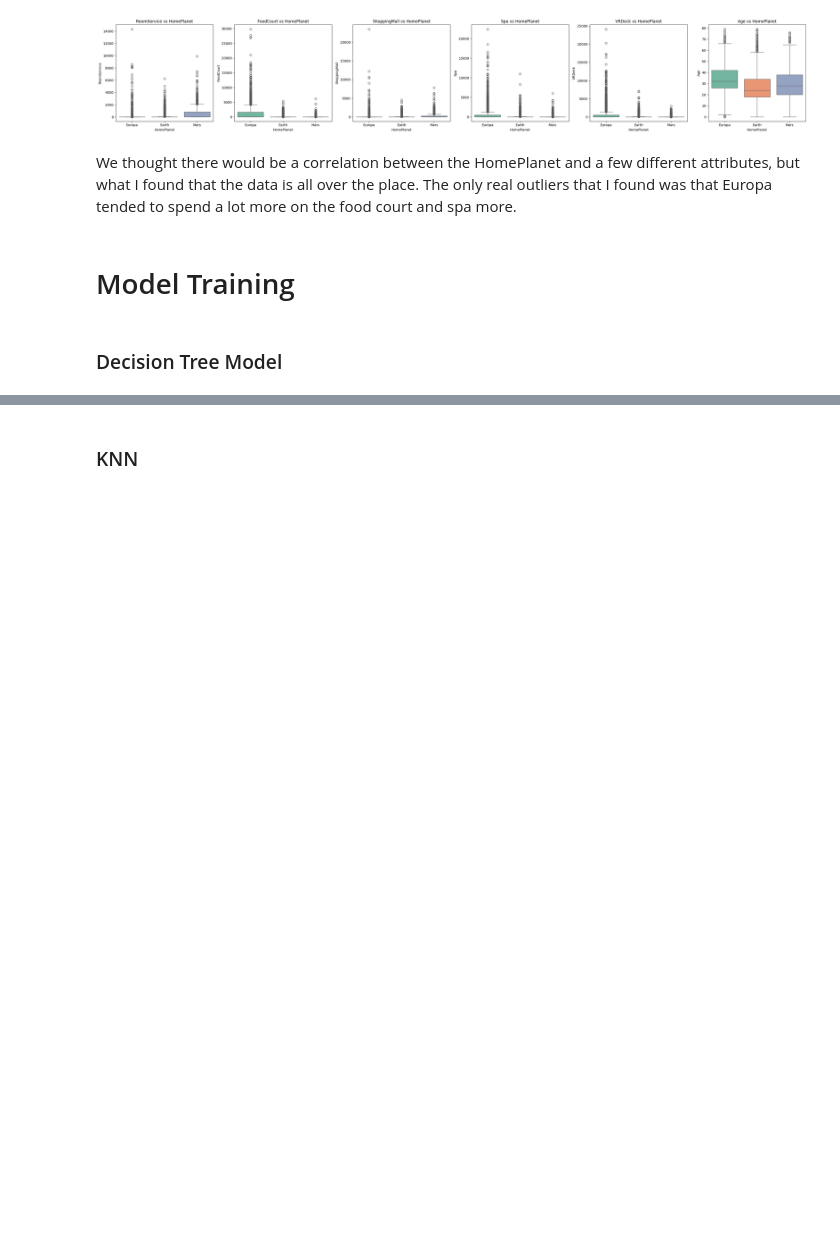
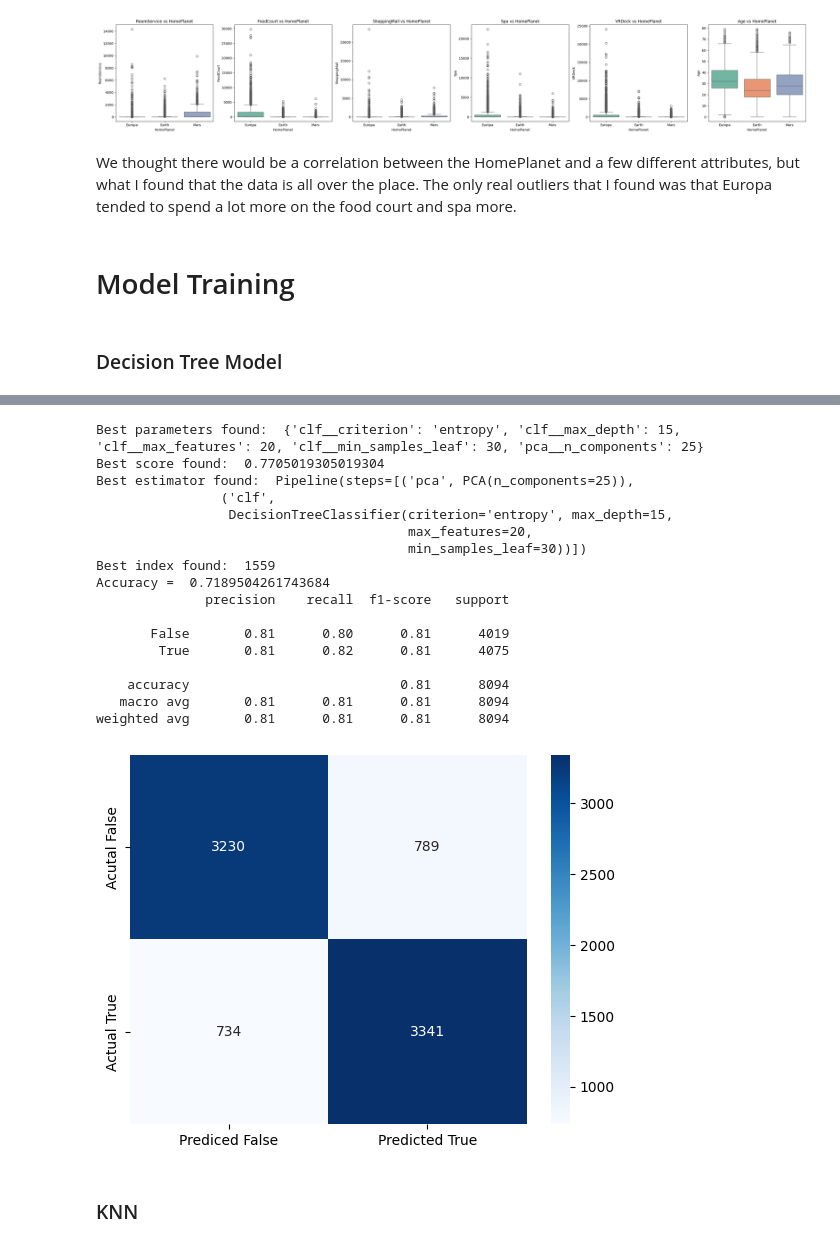
Before and after one commit to Tanyk2004/ML-finalproject, a Jupyter notebook: code.ipynb, the cells around one changed output, grey strips where cells are left out. Cells and saved outputs as stored; diff of their text form; code cells hidden in the pictures; blank space fills up the shorter version.

Commit message:
added functions for classification reports and pipelines with pca

```diff
--- a/code.ipynb
+++ b/code.ipynb
@@ -304,2 +337,11 @@ We thought there would be a correlation between the HomePlanet and a few differe
+# %%
+
+from sklearn.metrics import confusion_matrix
+def print_classification_statistics(best_model, processed_features, labels):
+    label_preds = best_model.predict(processed_features)
+    confusion_mat = confusion_matrix(labels, label_preds)
+    sns.heatmap(confusion_mat, annot=True, fmt='d', cmap='Blues', xticklabels=['Prediced False', 'Predicted True'], yticklabels=['Acutal False', 'Actual True'])
+    class_report = sklearn.metrics.classification_report(labels, label_preds)
+    print(class_report)
 # %% [markdown]
 ### Decision Tree Model
@@ -306,17 +364,46 @@ We thought there would be a correlation between the HomePlanet and a few differe
 # %%
 from sklearn.tree import DecisionTreeClassifier
 from sklearn.model_selection import GridSearchCV, cross_val_score
+from sklearn.pipeline import Pipeline
+
+
+clf = DecisionTreeClassifier()
+
+# create a pipeline that first runs PCA and then the DecisionTreeClassifier
+pipe = Pipeline(steps=[('pca', PCA()), ('clf', clf)])
 
 param_grid = {
-    'max_depth': [5, 10, 15, 20, 25, 30],
-    'min_samples_leaf': [5, 10, 15, 20, 25, 30],
-    'max_features': [5, 10, 15, 20, 25, 30],
-    'criterion': ['gini', 'entropy']
+    "pca__n_components": [5, 10, 15, 20, 25],
+    'clf__max_depth': [5, 10, 15, 20, 25, 30],
+    'clf__min_samples_leaf': [5, 10, 15, 20, 25, 30],
+    'clf__max_features': [5, 10, 15, 20, 25, 30],
+    'clf__criterion': ['gini', 'entropy']
 }
-clf = DecisionTreeClassifier()
 
 # runs the nested cross validation
-acc = cross_val_score(GridSearchCV(clf, param_grid, cv=5), X=pca_df, y=labels, cv=10)
-print(acc.mean() * 100)
+# acc = cross_val_score(GridSearchCV(pipe, param_grid, cv=5), X=processed_features, y=labels, cv=10)
+grid_search = GridSearchCV(pipe, param_grid, cv=5, scoring='accuracy', n_jobs=-1)
+
+best_model = fit_grid_search_cv(grid_search, processed_features, labels)
+print_classification_statistics(best_model, processed_features, labels)
+# %% [output]
+Best parameters found:  {'clf__criterion': 'entropy', 'clf__max_depth': 15, 'clf__max_features': 20, 'clf__min_samples_leaf': 30, 'pca__n_components': 25}
+Best score found:  0.7705019305019304
+Best estimator found:  Pipeline(steps=[('pca', PCA(n_components=25)),
+                ('clf',
+                 DecisionTreeClassifier(criterion='entropy', max_depth=15,
+                                        max_features=20,
+                                        min_samples_leaf=30))])
+Best index found:  1559
+Accuracy =  0.7189504261743684
+              precision    recall  f1-score   support
+
+       False       0.81      0.80      0.81      4019
+        True       0.81      0.82      0.81      4075
+
+    accuracy                           0.81      8094
+   macro avg       0.81      0.81      0.81      8094
+weighted avg       0.81      0.81      0.81      8094
+[figure, added]
 # %% [markdown]
 ### KNN
```
Also changed, not shown: parts of 7 cells of this notebook, 1 other file.
